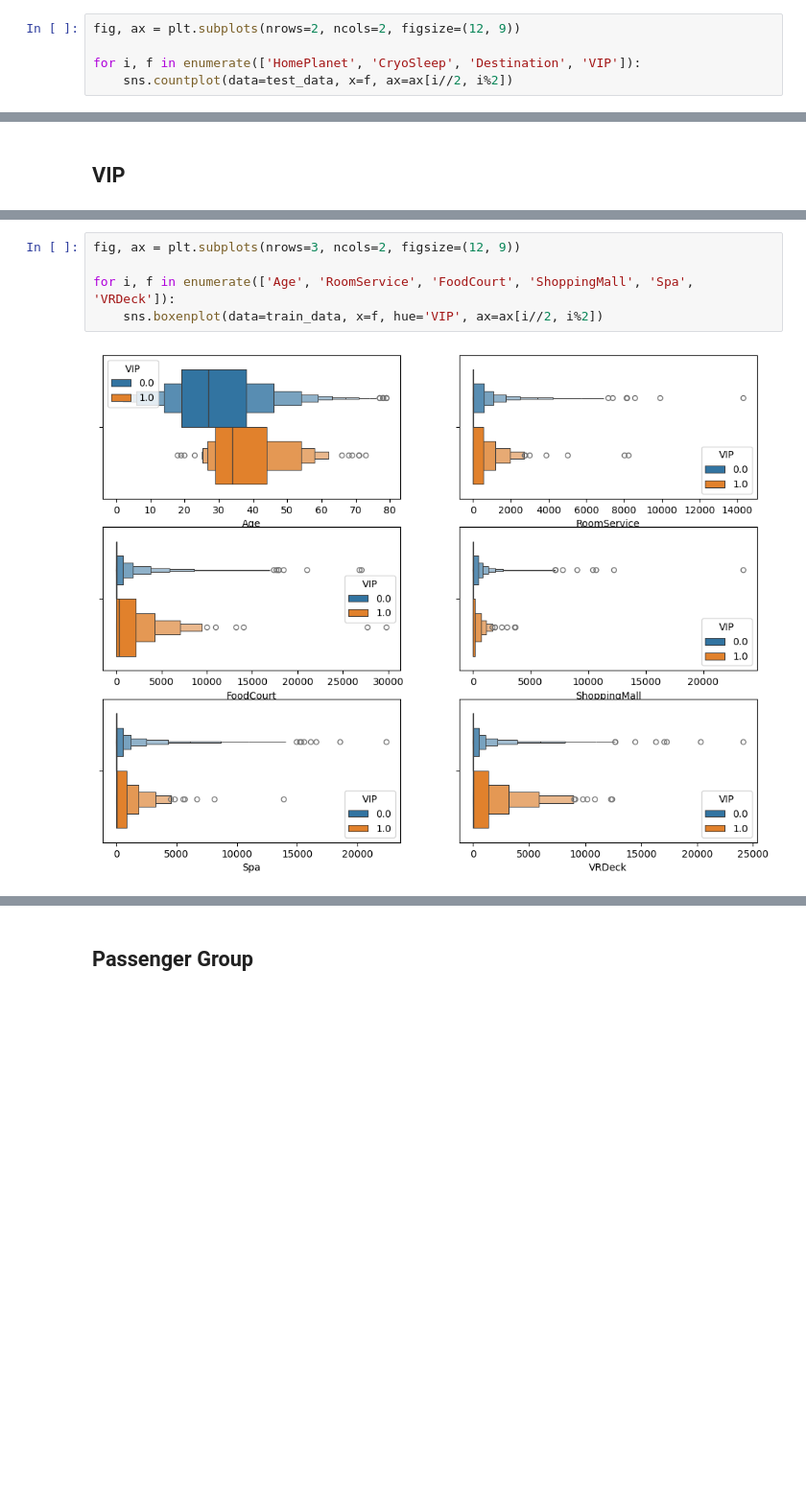
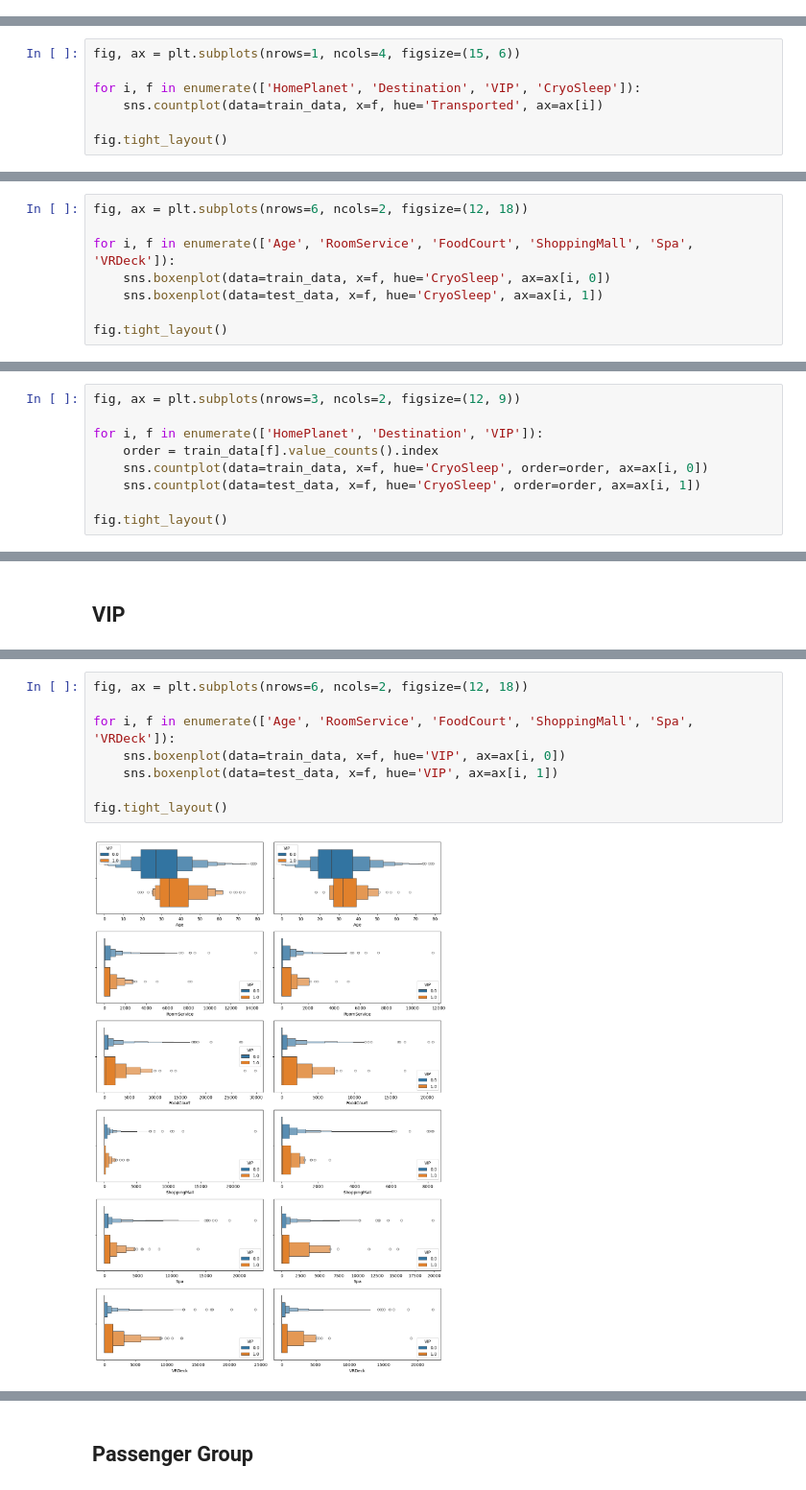
Before and after one commit to Chocomilkteaa/Space-Titanic, a Jupyter notebook: eda.ipynb, the cells around one changed output, grey strips where cells are left out. Shown at 96% size. Cells and saved outputs as stored; diff of their text form; blank space fills up the shorter version.

```diff
--- a/eda.ipynb
+++ b/eda.ipynb
@@ -173,5 +177,0 @@ for i, f in enumerate(['HomePlanet', 'CryoSleep', 'Destination', 'VIP']):
-# %%
-fig, ax = plt.subplots(nrows=2, ncols=2, figsize=(12, 9))
-
-for i, f in enumerate(['HomePlanet', 'CryoSleep', 'Destination', 'VIP']):
-    sns.countplot(data=test_data, x=f, ax=ax[i//2, i%2])
@@ -214,0 +197,7 @@ sns.countplot(data=train_data, x='CryoSleep', hue='Transported')
+# %%
+fig, ax = plt.subplots(nrows=1, ncols=4, figsize=(15, 6))
+
+for i, f in enumerate(['HomePlanet', 'Destination', 'VIP', 'CryoSleep']):
+    sns.countplot(data=train_data, x=f, hue='Transported', ax=ax[i])
+
+fig.tight_layout()
@@ -245,0 +251,8 @@ train_data.loc[train_data['Spa'] > 20000]
+# %%
+fig, ax = plt.subplots(nrows=6, ncols=2, figsize=(12, 18))
+
+for i, f in enumerate(['Age', 'RoomService', 'FoodCourt', 'ShoppingMall', 'Spa', 'VRDeck']):
+    sns.boxenplot(data=train_data, x=f, hue='CryoSleep', ax=ax[i, 0])
+    sns.boxenplot(data=test_data, x=f, hue='CryoSleep', ax=ax[i, 1])
+
+fig.tight_layout()
@@ -245,0 +261,9 @@ train_data.loc[train_data['Spa'] > 20000]
+# %%
+fig, ax = plt.subplots(nrows=3, ncols=2, figsize=(12, 9))
+
+for i, f in enumerate(['HomePlanet', 'Destination', 'VIP']):
+    order = train_data[f].value_counts().index
+    sns.countplot(data=train_data, x=f, hue='CryoSleep', order=order, ax=ax[i, 0])
+    sns.countplot(data=test_data, x=f, hue='CryoSleep', order=order, ax=ax[i, 1])
+
+fig.tight_layout()
@@ -248,7 +284,10 @@ train_data.loc[train_data['Spa'] > 20000]
 # %%
-fig, ax = plt.subplots(nrows=3, ncols=2, figsize=(12, 9))
+fig, ax = plt.subplots(nrows=6, ncols=2, figsize=(12, 18))
 
 for i, f in enumerate(['Age', 'RoomService', 'FoodCourt', 'ShoppingMall', 'Spa', 'VRDeck']):
-    sns.boxenplot(data=train_data, x=f, hue='VIP', ax=ax[i//2, i%2])
+    sns.boxenplot(data=train_data, x=f, hue='VIP', ax=ax[i, 0])
+    sns.boxenplot(data=test_data, x=f, hue='VIP', ax=ax[i, 1])
+
+fig.tight_layout()
 # %% [output]
-[figure, old version]
+[figure, new version]
```
Also changed, not shown: parts of 115 cells of this notebook, 4 other files.
